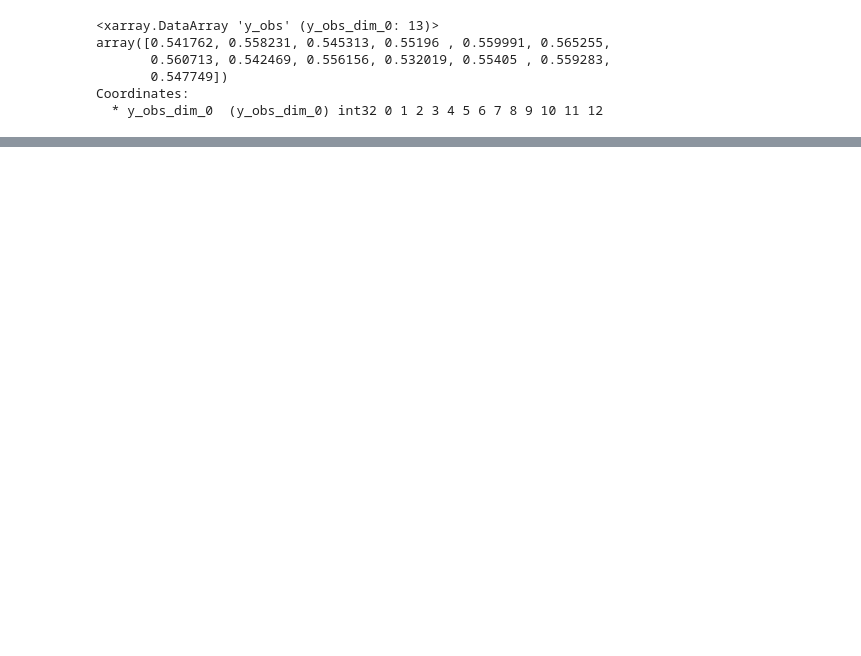
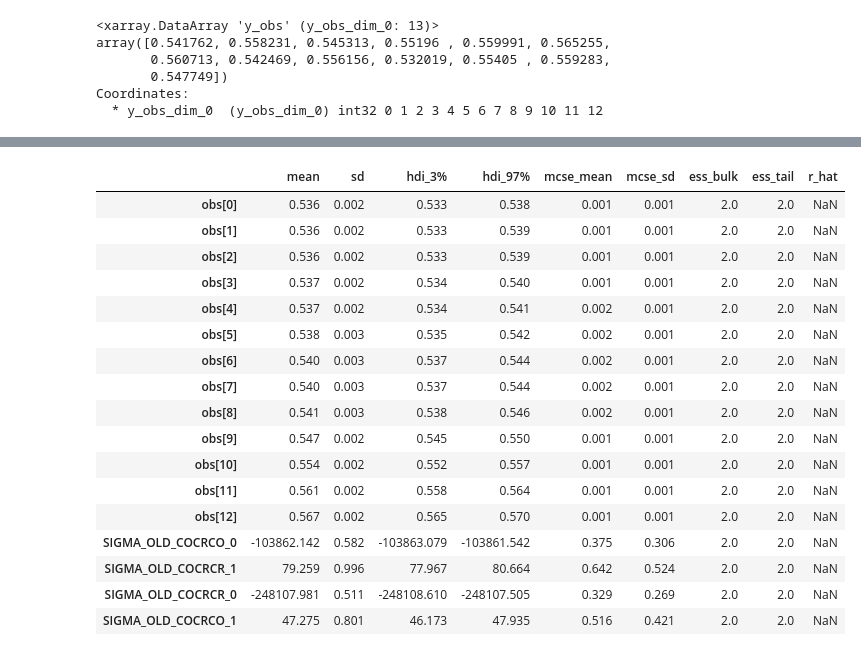
Before and after one commit to elizaveta-mgebrishvili/BF-MCMC, a Jupyter notebook: new_class_test_5point.ipynb, the cells around one changed output, grey strips where cells are left out. Drawn from its saved outputs; the diff is of its cells as text; code cells hidden in the pictures; blank space fills up the shorter version.

```diff
--- a/new_class_test_5point.ipynb
+++ b/new_class_test_5point.ipynb
@@ -261,7 +261,7 @@ with test_model:
     # likelihood_2 = pm.Potential("likelihood", logl(theta))
     # pm.HalfNormal("obs", logl(theta), observed=y_obs)#,
     obs = pm.Deterministic("obs", logl(theta))
-    pm.Normal("y_obs", mu=obs, sigma = 0.000001, observed=y_obs)
+    pm.Normal("y_obs", mu=obs, sigma = 0.001, observed=y_obs)
 
     idata = pm.sample_prior_predictive(samples=5)
 
@@ -343,0 +344,6 @@ Consider making the following additions:
+# %%
+with test_model:
+    idata.extend(trace)
+# %%
+az.summary(idata.prior)
+# %% [output]
@@ -343,0 +351,18 @@ Consider making the following additions:
+|  | mean | sd | hdi_3% | hdi_97% | mcse_mean | mcse_sd | ess_bulk | ess_tail | r_hat |
+| obs[0] | 0.536 | 0.002 | 0.533 | 0.538 | 0.001 | 0.001 | 2.0 | 2.0 | NaN |
+| obs[1] | 0.536 | 0.002 | 0.533 | 0.539 | 0.001 | 0.001 | 2.0 | 2.0 | NaN |
+| obs[2] | 0.536 | 0.002 | 0.533 | 0.539 | 0.001 | 0.001 | 2.0 | 2.0 | NaN |
+| obs[3] | 0.537 | 0.002 | 0.534 | 0.540 | 0.001 | 0.001 | 2.0 | 2.0 | NaN |
+| obs[4] | 0.537 | 0.002 | 0.534 | 0.541 | 0.002 | 0.001 | 2.0 | 2.0 | NaN |
+| obs[5] | 0.538 | 0.003 | 0.535 | 0.542 | 0.002 | 0.001 | 2.0 | 2.0 | NaN |
+| obs[6] | 0.540 | 0.003 | 0.537 | 0.544 | 0.002 | 0.001 | 2.0 | 2.0 | NaN |
+| obs[7] | 0.540 | 0.003 | 0.537 | 0.544 | 0.002 | 0.001 | 2.0 | 2.0 | NaN |
+| obs[8] | 0.541 | 0.003 | 0.538 | 0.546 | 0.002 | 0.001 | 2.0 | 2.0 | NaN |
+| obs[9] | 0.547 | 0.002 | 0.545 | 0.550 | 0.001 | 0.001 | 2.0 | 2.0 | NaN |
+| obs[10] | 0.554 | 0.002 | 0.552 | 0.557 | 0.001 | 0.001 | 2.0 | 2.0 | NaN |
+| obs[11] | 0.561 | 0.002 | 0.558 | 0.564 | 0.001 | 0.001 | 2.0 | 2.0 | NaN |
+| obs[12] | 0.567 | 0.002 | 0.565 | 0.570 | 0.001 | 0.001 | 2.0 | 2.0 | NaN |
+| SIGMA_OLD_COCRCO_0 | -103862.142 | 0.582 | -103863.079 | -103861.542 | 0.375 | 0.306 | 2.0 | 2.0 | NaN |
+| SIGMA_OLD_COCRCR_1 | 79.259 | 0.996 | 77.967 | 80.664 | 0.642 | 0.524 | 2.0 | 2.0 | NaN |
+| SIGMA_OLD_COCRCR_0 | -248107.981 | 0.511 | -248108.610 | -248107.505 | 0.329 | 0.269 | 2.0 | 2.0 | NaN |
+| SIGMA_OLD_COCRCO_1 | 47.275 | 0.801 | 46.173 | 47.935 | 0.516 | 0.421 | 2.0 | 2.0 | NaN |
```
Also changed, not shown: parts of 6 cells of this notebook.
